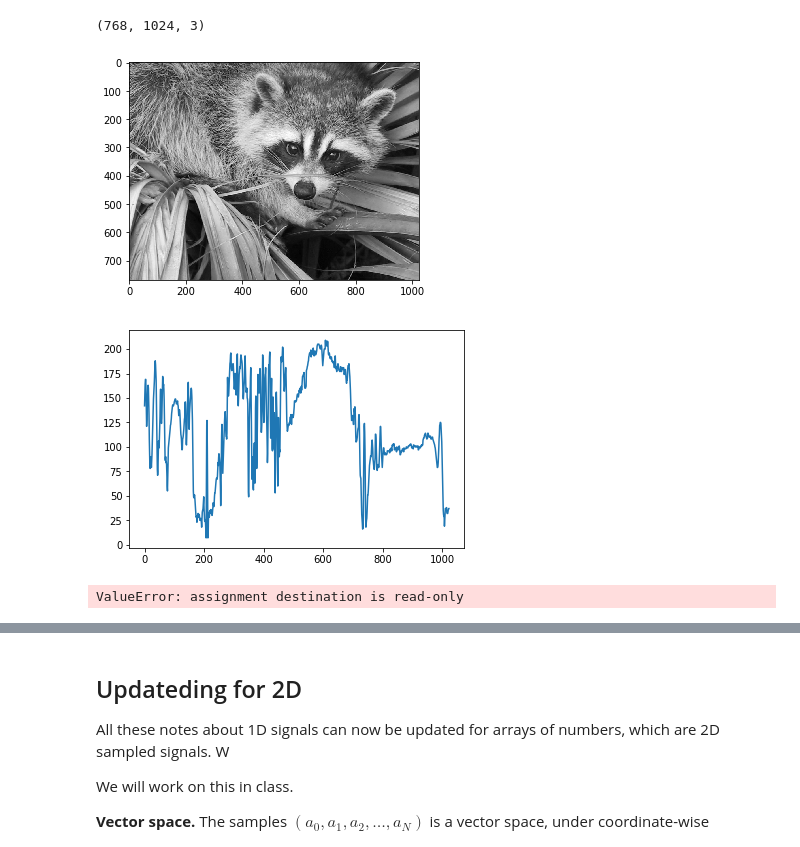
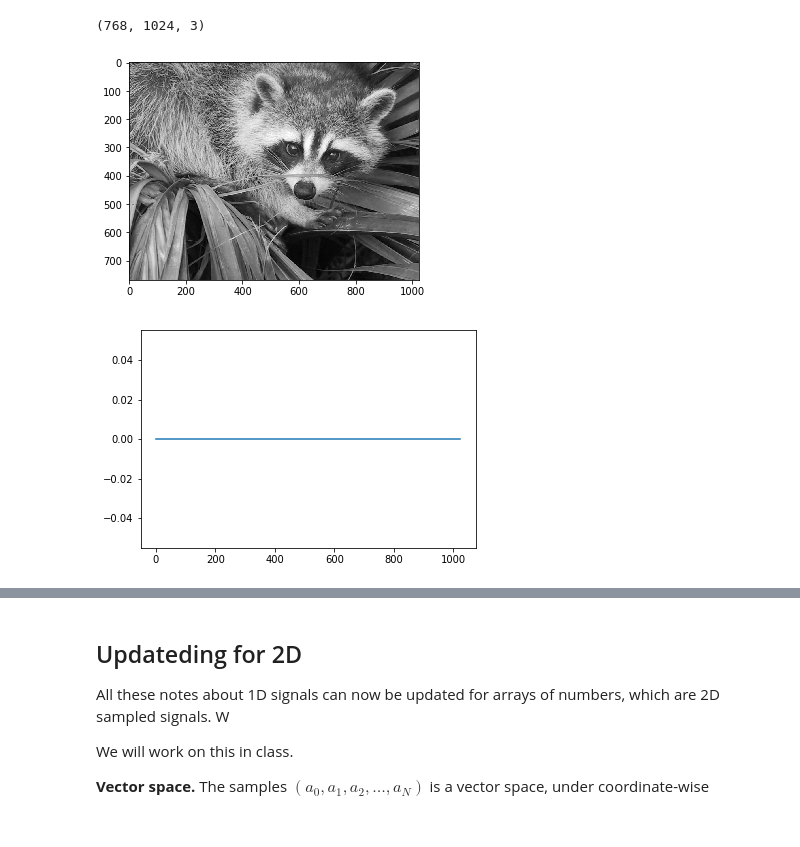
Before and after one commit to mlamoureux/Math502w19, a Jupyter notebook: Lecture18_Mar21.ipynb, the cells around one changed output, grey strips where cells are left out. Drawn from its saved outputs; the diff is of its cells as text; code cells hidden in the pictures.

```diff
--- a/Lecture18_Mar21.ipynb
+++ b/Lecture18_Mar21.ipynb
@@ -112,15 +112,11 @@ shape(f)
 # %% [output]
 (768, 1024, 3)
 # %%
-f1 = f[:,:,1]
+f1 = copy(f[:,:,0])
 imshow(f1,cmap='gray');
 # %% [output]
-[figure, old version]
+[figure, new version]
 # %%
 plot(f1[400,:]);
 # %% [output]
-[figure, old version]
+[figure, new version]
-# %%
-f1[400,:] = 0
-# %% [output]
-ValueError: assignment destination is read-only
```
Also changed, not shown: parts of 16 cells of this notebook, 2 other files.
